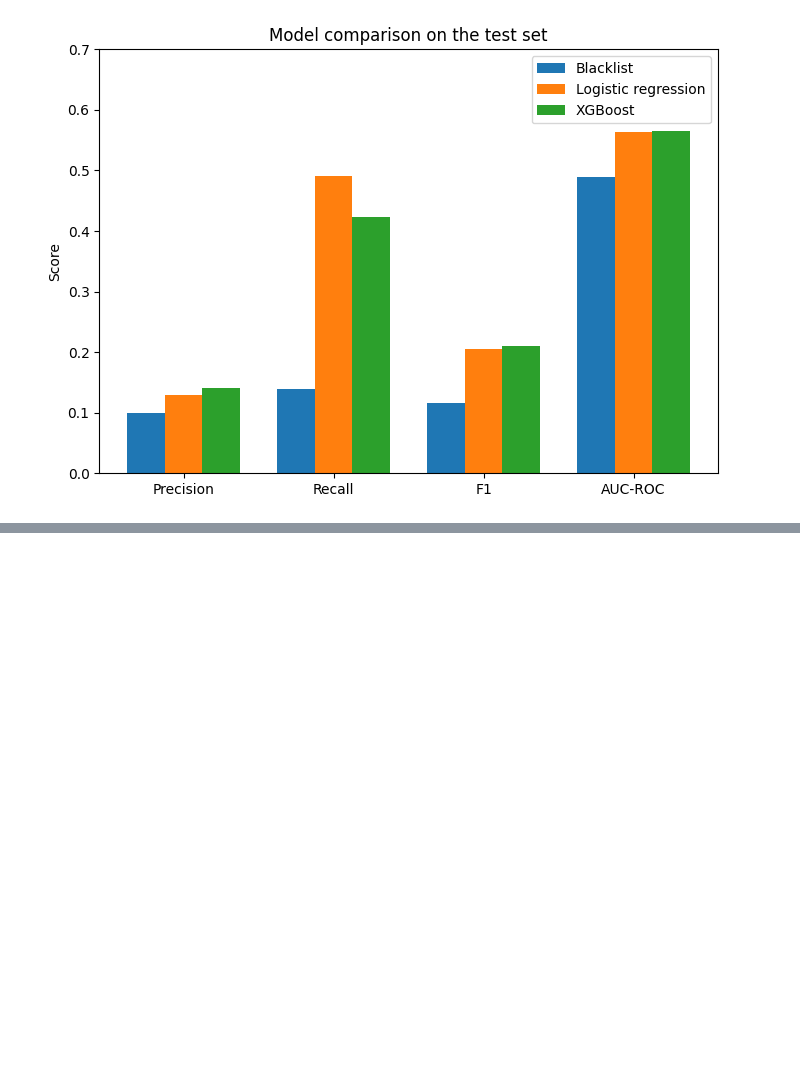
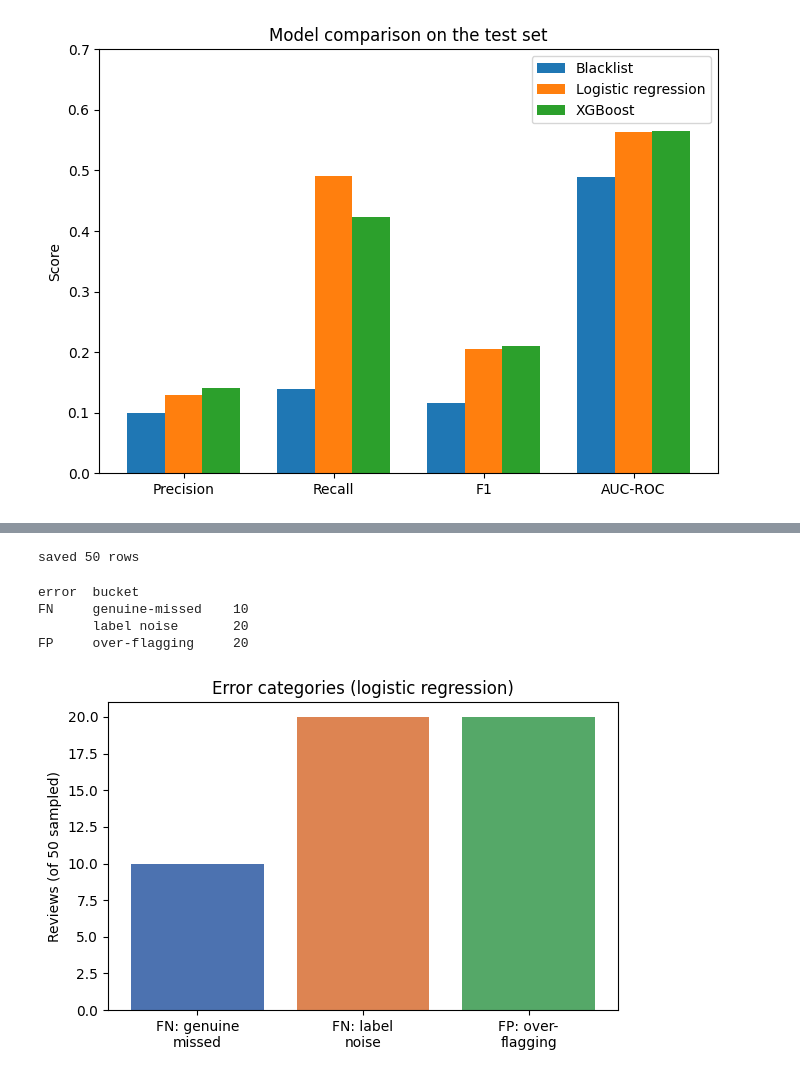
Before and after one commit to josephineabioye/msc-skincare-reaction-prediction, a Jupyter notebook: notebooks/04_modelling_and_evaluation.ipynb, the cells around one changed output, grey strips where cells are left out. Saved outputs shown, nothing was run; the diff lists cells and outputs as text; code cells hidden in the pictures; blank space fills up the shorter version.

```diff
--- a/notebooks/04_modelling_and_evaluation.ipynb
+++ b/notebooks/04_modelling_and_evaluation.ipynb
@@ -510,0 +650,49 @@ plt.legend(); plt.tight_layout(); plt.savefig("fig_model_comparison.png", dpi=15
+# %%
+# Export Error Analysis for Labelling
+import pandas as pd, numpy as np
+
+rng = np.random.default_rng(42)
+def pick(mask, k):
+    return rng.choice(np.where(mask)[0], size=min(k, int(mask.sum())), replace=False)
+
+fn_idx = pick(fn_mask, 30)
+fp_idx = pick(fp_mask, 20)
+
+rows = [{"error":"FN","label":int(y_t[i]),"pred":int(yhat[i]),"text":str(text_test[i])} for i in fn_idx]
+rows += [{"error":"FP","label":int(y_t[i]),"pred":int(yhat[i]),"text":str(text_test[i])} for i in fp_idx]
+err_df = pd.DataFrame(rows)
+err_df["category"] = ""
+err_df.to_csv(f"{DATA_PROCESSED}/error_analysis_sample.csv", index=False)
+print("saved", len(err_df), "rows")
+# %% [output]
+saved 50 rows
+# %%
+# Error Analysis Breakdown
+LABELLED_CSV = f"{DATA_PROCESSED}/error_analysis_sample_labelled.csv"
+
+def bucket(r):
+    if pd.isna(r.category): return "UNLABELLED"
+    if r.error == "FN":     return "genuine-missed" if r.category == 1 else "label noise"
+    return "reverse label noise" if r.category == 1 else "over-flagging"
+
+ea["bucket"] = ea.apply(bucket, axis=1)
+print(ea.groupby(["error", "bucket"]).size().to_string())
+# %% [output]
+error  bucket
+FN     genuine-missed    10
+       label noise       20
+FP     over-flagging     20
+# %%
+# Bar representation of Error Analysis Breakdown
+import matplotlib.pyplot as plt
+order = [("FN","genuine-missed"), ("FN","label noise"), ("FP","over-flagging")]
+labels = ["FN: genuine\nmissed", "FN: label\nnoise", "FP: over-\nflagging"]
+vals = [int(((ea.error==e) & (ea.bucket==b)).sum()) for e,b in order]
+
+plt.figure(figsize=(6,4))
+plt.bar(labels, vals, color=["#4c72b0", "#dd8452", "#55a868"])
+plt.ylabel("Reviews (of 50 sampled)")
+plt.title("Error categories (logistic regression)")
+plt.tight_layout(); plt.savefig("fig_error_breakdown.png", dpi=150); plt.show()
+# %% [output]
+[figure, added]
```
Also changed, not shown: parts of 8 cells of this notebook.
